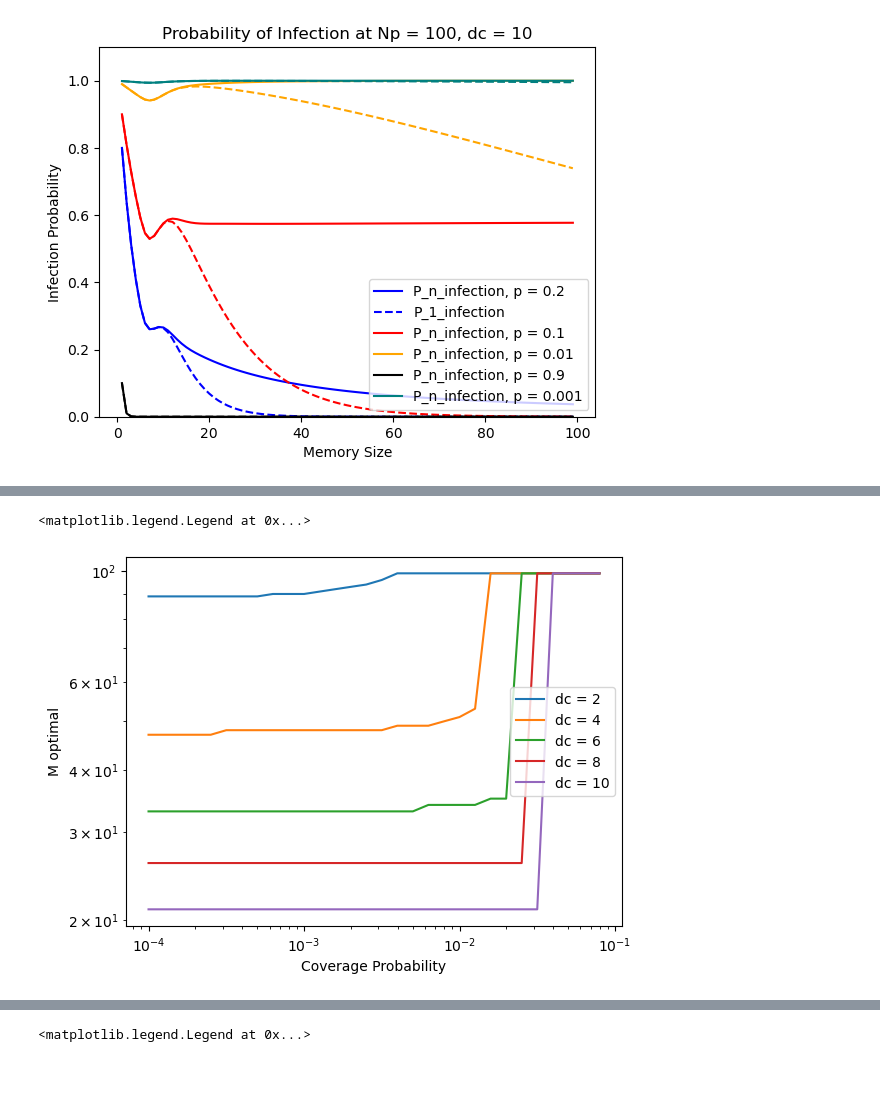
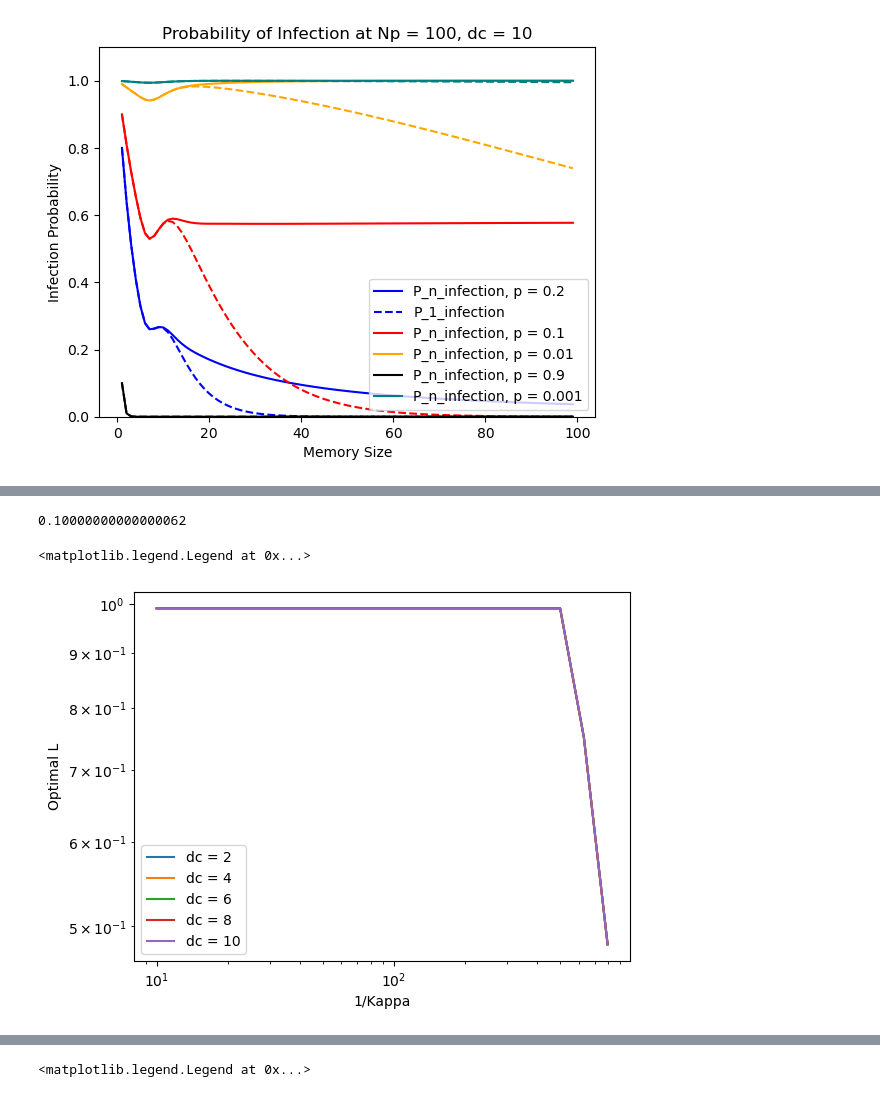
Before and after one commit to zhizhang1445/CRISPR_Sim, a Jupyter notebook: Unittest/initMethods.ipynb, the cells around one changed output, grey strips where cells are left out. Cells and saved outputs as stored; diff of their text form; code cells hidden in the pictures.

```diff
--- a/Unittest/initMethods.ipynb
+++ b/Unittest/initMethods.ipynb
@@ -136,6 +136,17 @@ def p_infection(p_coverage, M, Np, dc):
             p_infection += binomial_pdf(Np, d, n/M)*p_n_spacer
     return p_infection
 
+def p_infection_S_max(p_coverage, M, Np, dc, s_max = None):
+    p_infection = (1-p_coverage)**M
+    if s_max is None or s_max > M:
+        s_max = M
+
+    for n in range(1, s_max+1):
+        p_n_spacer = binomial_pdf(M, n, p_coverage)
+        for d in range(0, dc+1):
+            p_infection += binomial_pdf(Np, d, n/M)*p_n_spacer
+    return p_infection
+
 def p_1_infection(p_coverage, M, Np, dc):
     p_infection = (1-p_coverage)**M
 
@@ -223,10 +234,10 @@ plt.title("Probability of Infection at Np = 100, dc = 10")
 Text(0.5, 1.0, 'Probability of Infection at Np = 100, dc = 10')
 [figure]
 # %%
-phage_type = np.arange(10, 100, 1)
-M_range = np.arange(1, 101, 1)
-Np = 100
-dc = 3
+phage_type = np.arange(50, 500, 10)
+M_range = np.arange(1, 501, 1)
+Np = 2000
+dc = 8
 P_infection = np.zeros([len(phage_type), len(M_range)])
 
 for i, phage in enumerate(phage_type):
@@ -247,7 +462,11 @@ Text(0, 0.5, 'Phage number')
+# %%
+c_to_plot[-1]/Np
+# %% [output]
+0.10000000000000062
 # %%
-c_range = np.power(10, np.arange(-4, -1, 0.1))
-Np = 100
-M_range = np.arange(1, 100, 1)
+c_range = np.power(10, np.arange(-2, 0, 0.1))
+Np = 1000
+M_range = np.arange(1, 1000, 10)
 M_min = []
 plt.figure()
 
@@ -256,66 +475,66 @@ M_min = []
 for c in c_range:
     P_inf_vs_M = []
     for i, M in enumerate(M_range):
-        P_inf_vs_M.append(p_infection(c, M, Np, dc))
+        P_inf_vs_M.append(p_1_infection(c, M, Np, dc))
 
     arg_min = np.argmin(P_inf_vs_M)
-    M_min.append(M_range[arg_min])
+    M_min.append(M_range[arg_min]/Np)
 
-plt.plot(c_range, M_min, label = f"dc = {dc}")
+plt.plot(c_range*Np, M_min, label = f"dc = {dc}")
 
 dc = 4
 M_min = []
 for c in c_range:
     P_inf_vs_M = []
     for i, M in enumerate(M_range):
-        P_inf_vs_M.append(p_infection(c, M, Np, dc))
+        P_inf_vs_M.append(p_1_infection(c, M, Np, dc))
 
     arg_min = np.argmin(P_inf_vs_M)
-    M_min.append(M_range[arg_min])
+    M_min.append(M_range[arg_min]/Np)
 
-plt.plot(c_range, M_min, label = f"dc = {dc}")
+plt.plot(c_range*Np, M_min, label = f"dc = {dc}")
 
 dc = 6
 M_min = []
 for c in c_range:
     P_inf_vs_M = []
     for i, M in enumerate(M_range):
-        P_inf_vs_M.append(p_infection(c, M, Np, dc))
+        P_inf_vs_M.append(p_1_infection(c, M, Np, dc))
 
     arg_min = np.argmin(P_inf_vs_M)
-    M_min.append(M_range[arg_min])
+    M_min.append(M_range[arg_min]/Np)
 
-plt.plot(c_range, M_min, label = f"dc = {dc}")
+plt.plot(c_range*Np, M_min, label = f"dc = {dc}")
 
 dc = 8
 M_min = []
 for c in c_range:
     P_inf_vs_M = []
     for i, M in enumerate(M_range):
-        P_inf_vs_M.append(p_infection(c, M, Np, dc))
+        P_inf_vs_M.append(p_1_infection(c, M, Np, dc))
 
     arg_min = np.argmin(P_inf_vs_M)
-    M_min.append(M_range[arg_min])
+    M_min.append(M_range[arg_min]/Np)
 
-plt.plot(c_range, M_min, label = f"dc = {dc}")
+plt.plot(c_range*Np, M_min, label = f"dc = {dc}")
 
 dc = 10
 M_min = []
 for c in c_range:
     P_inf_vs_M = []
     for i, M in enumerate(M_range):
-        P_inf_vs_M.append(p_infection(c, M, Np, dc))
+        P_inf_vs_M.append(p_1_infection(c, M, Np, dc))
 
     arg_min = np.argmin(P_inf_vs_M)
-    M_min.append(M_range[arg_min])
+    M_min.append(M_range[arg_min]/Np)
 
-plt.plot(c_range, M_min, label = f"dc = {dc}")
+plt.plot(c_range*Np, M_min, label = f"dc = {dc}")
 
 plt.xscale("log")
 plt.yscale("log")
-plt.xlabel("Coverage Probability")
-plt.ylabel("M optimal")
+plt.xlabel("1/Kappa")
+plt.ylabel("Optimal L")
 plt.legend()
 # %% [output]
 <matplotlib.legend.Legend at 0x...>
-[figure, old version]
+[figure, new version]
```
Also changed, not shown: parts of 8 cells of this notebook, 10 other files.
